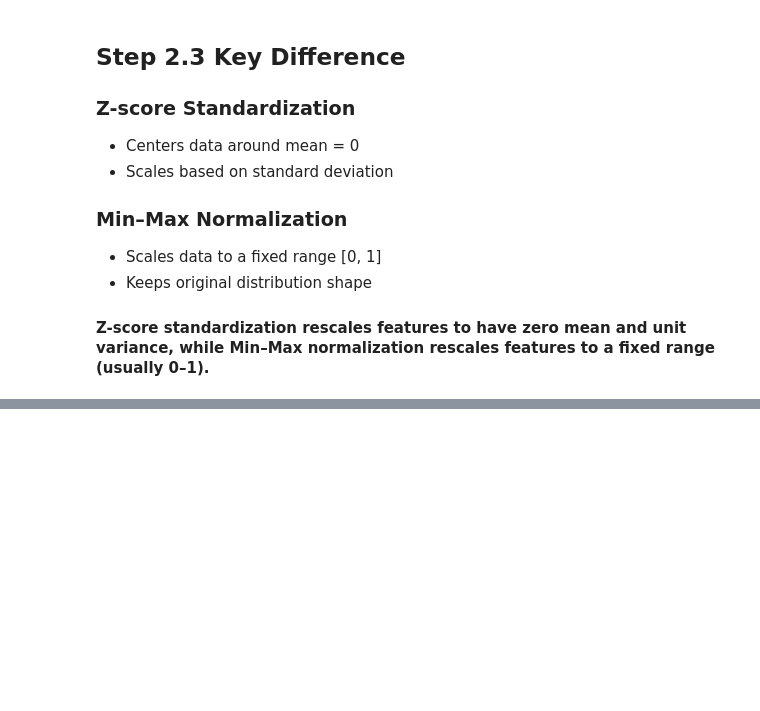
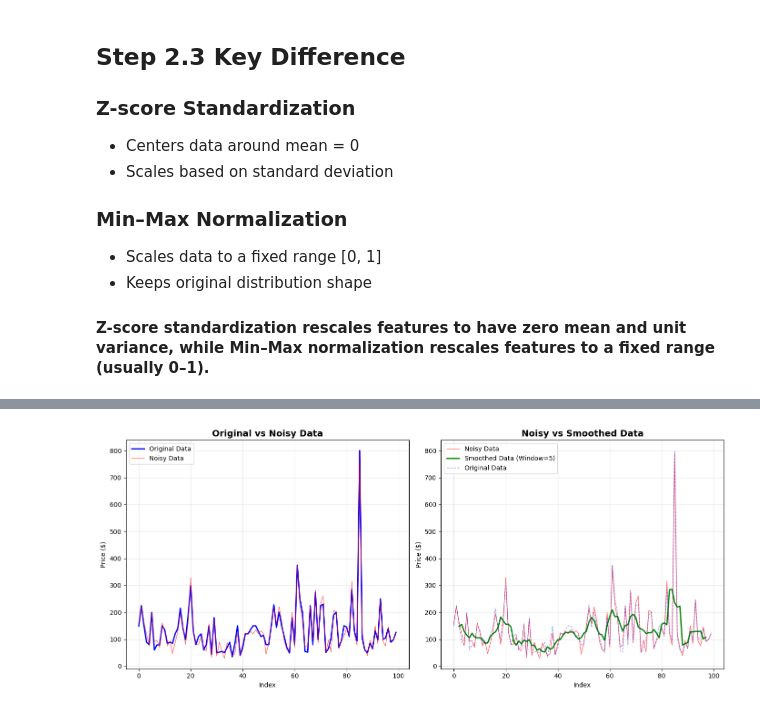
Before and after one commit to Bloodwingv2/Chapter_2_Group_Exercise_1_Data_Preprocessing_on_a_Real_Dataset, a Jupyter notebook: Jupyter Notebook/Chapter_2_Group_Exercise_1_Data_Preprocessing_on_a_Real_Dataset.ipynb, the cells around one changed output, grey strips where cells are left out. Saved outputs shown, nothing was run; the diff lists cells and outputs as text; code cells hidden in the pictures; blank space fills up the shorter version.

Commit message:
did step 3 of adding artificial noise and applying a smoothing technique

```diff
--- a/Jupyter Notebook/Chapter_2_Group_Exercise_1_Data_Preprocessing_on_a_Real_Dataset.ipynb
+++ b/Jupyter Notebook/Chapter_2_Group_Exercise_1_Data_Preprocessing_on_a_Real_Dataset.ipynb
@@ -189,0 +194,77 @@ df_minmax.head()
+# %%
+import numpy as np
+import pandas as pd
+import matplotlib.pyplot as plt
+
+
+nyc_data = pd.read_csv("../Dataset/AB_NYC_2019.csv") # Loading the dataset
+
+feature = 'price'            # creating a feature variable so we can adjust/pick different features if needed
+
+sample_data = nyc_data[feature].head(100).copy() # Take a sample of the original data for cleaner visualization
+
+# 2. Inject artificial noise
+np.random.seed(42)  # For reproducibility
+noise = np.random.normal(0, 20, len(sample_data))  # Mean=0, Std=20
+noisy_data = sample_data + noise
+
+# 3. Apply smoothing technique(Rolling Mean)
+window_size = 5
+smoothed_data = noisy_data.rolling(window=window_size, center=True).mean()
+
+# 4. before and after results
+print("=" * 60)
+print("NOISE HANDLING RESULTS")
+print("=" * 60)
+print(f"\nOriginal Data Statistics:")
+print(f"Mean: ${sample_data.mean():.2f}")
+print(f"Std Dev: ${sample_data.std():.2f}")
+
+print(f"\nNoisy Data Statistics:")
+print(f"Mean: ${noisy_data.mean():.2f}")
+print(f"Std Dev: ${noisy_data.std():.2f}")
+
+print(f"\nSmoothed Data Statistics:")
+print(f"Mean: ${smoothed_data.mean():.2f}")
+print(f"Std Dev: ${smoothed_data.std():.2f}")
+
+# Visualization
+plt.figure(figsize=(14, 6))
+
+# Plot 1: Original vs Noisy Data
+plt.subplot(1, 2, 1)
+plt.plot(sample_data.values, label='Original Data', color='blue', linewidth=2)
+plt.plot(noisy_data.values, label='Noisy Data', color='red', alpha=0.6, linewidth=1)
+plt.title('Original vs Noisy Data', fontsize=14, fontweight='bold')
+plt.xlabel('Index')
+plt.ylabel('Price ($)')
+plt.legend()
+plt.grid(True, alpha=0.3)
+
+# Plot 2: Noisy vs Smoothed Data
+plt.subplot(1, 2, 2)
+plt.plot(noisy_data.values, label='Noisy Data', color='red', alpha=0.6, linewidth=1)
+plt.plot(smoothed_data.values, label=f'Smoothed Data (Window={window_size})',
+         color='green', linewidth=2)
+plt.plot(sample_data.values, label='Original Data', color='blue',
+         alpha=0.4, linestyle='--', linewidth=1)
+plt.title('Noisy vs Smoothed Data', fontsize=14, fontweight='bold')
+plt.xlabel('Index')
+plt.ylabel('Price ($)')
+plt.legend()
+plt.grid(True, alpha=0.3)
+
+plt.tight_layout()
+plt.show()
+
+# Display sample of the data
+print("\n" + "=" * 60)
+print("SAMPLE DATA COMPARISON (First 10 rows)")
+print("=" * 60)
+comparison_df = pd.DataFrame({
+    'Original': sample_data.head(10).values,
+    'Noisy': noisy_data.head(10).values,
+    'Smoothed': smoothed_data.head(10).values
+})
+print(comparison_df.round(2))
+# %% [output]
@@ -189,0 +286 @@ df_minmax.head()
+[figure, added]
```
Also changed, not shown: parts of 3 cells of this notebook.
